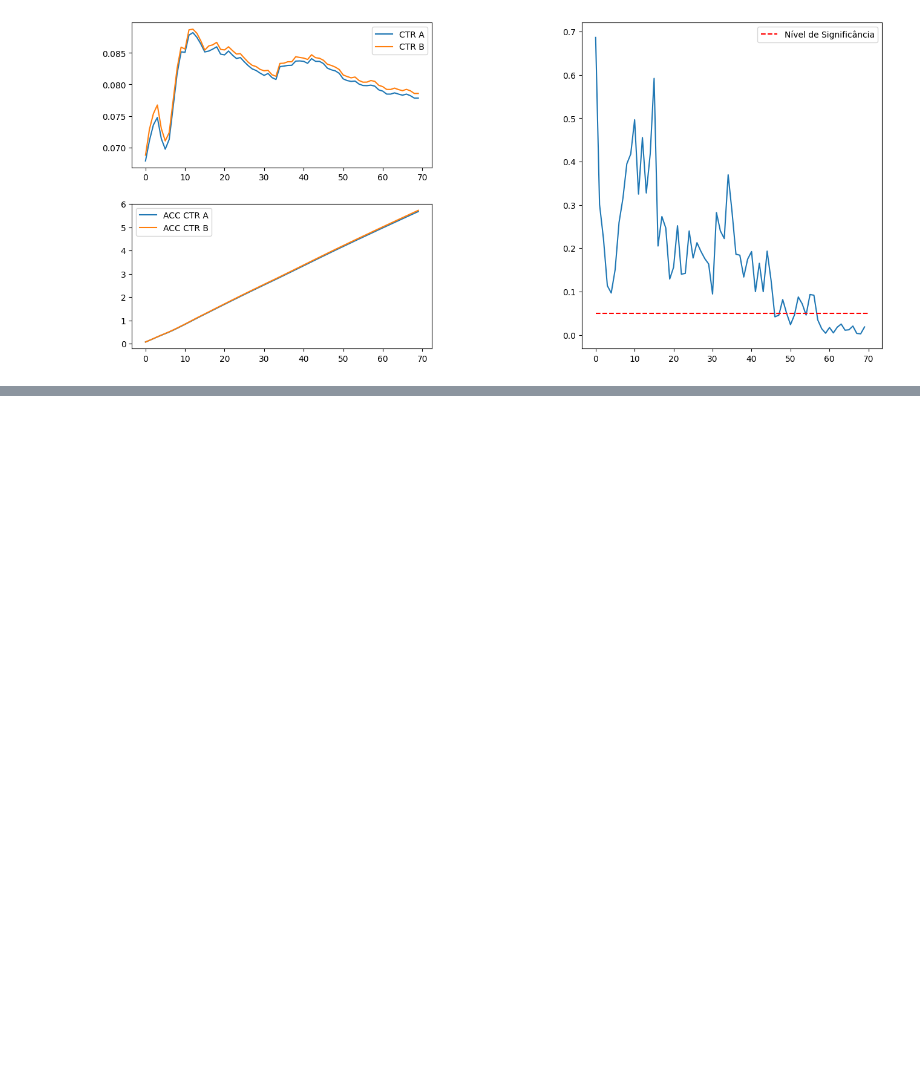
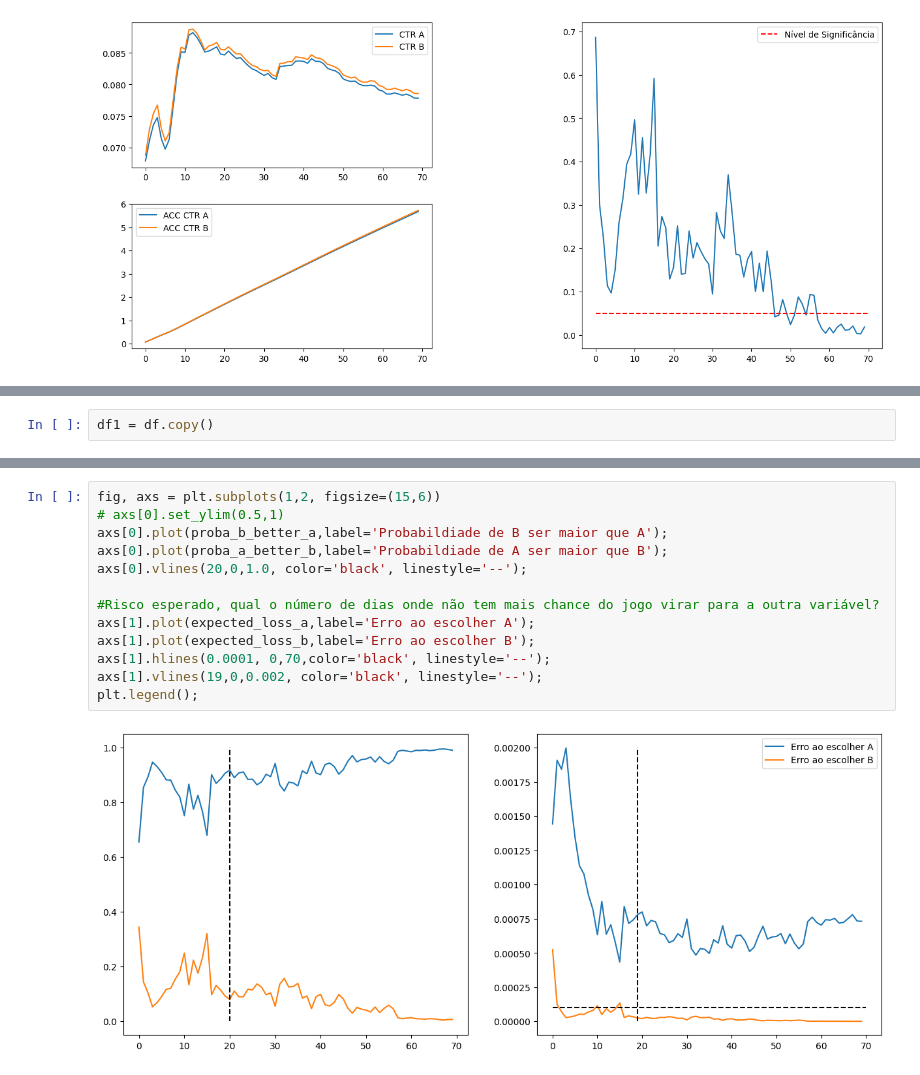
Before and after one commit to ian-alves-sousa/ab_bayesiano, a Jupyter notebook: AB_Frequentista.ipynb, the cells around one changed output, grey strips where cells are left out. Saved outputs shown, nothing was run; the diff lists cells and outputs as text; blank space fills up the shorter version.

```diff
--- a/AB_Frequentista.ipynb
+++ b/AB_Frequentista.ipynb
@@ -113,0 +117,2 @@ ax3.legend();
+# %%
+df1 = df.copy()
@@ -113,0 +202,15 @@ ax3.legend();
+# %%
+fig, axs = plt.subplots(1,2, figsize=(15,6))
+# axs[0].set_ylim(0.5,1)
+axs[0].plot(proba_b_better_a,label='Probabildiade de B ser maior que A');
+axs[0].plot(proba_a_better_b,label='Probabildiade de A ser maior que B');
+axs[0].vlines(20,0,1.0, color='black', linestyle='--');
+
+#Risco esperado, qual o número de dias onde não tem mais chance do jogo virar para a outra variável?
+axs[1].plot(expected_loss_a,label='Erro ao escolher A');
+axs[1].plot(expected_loss_b,label='Erro ao escolher B');
+axs[1].hlines(0.0001, 0,70,color='black', linestyle='--');
+axs[1].vlines(19,0,0.002, color='black', linestyle='--');
+plt.legend();
+# %% [output]
+[figure, added]
```
Also changed, not shown: parts of 5 cells of this notebook.
